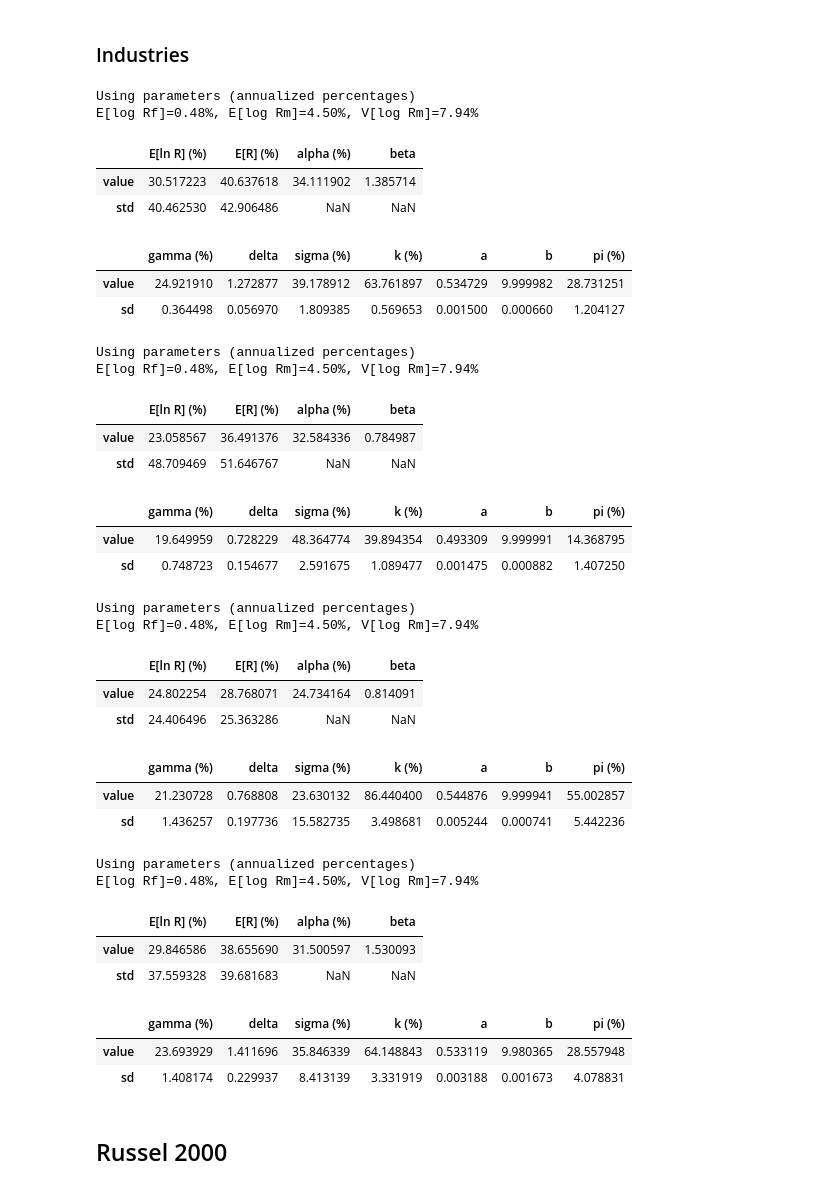
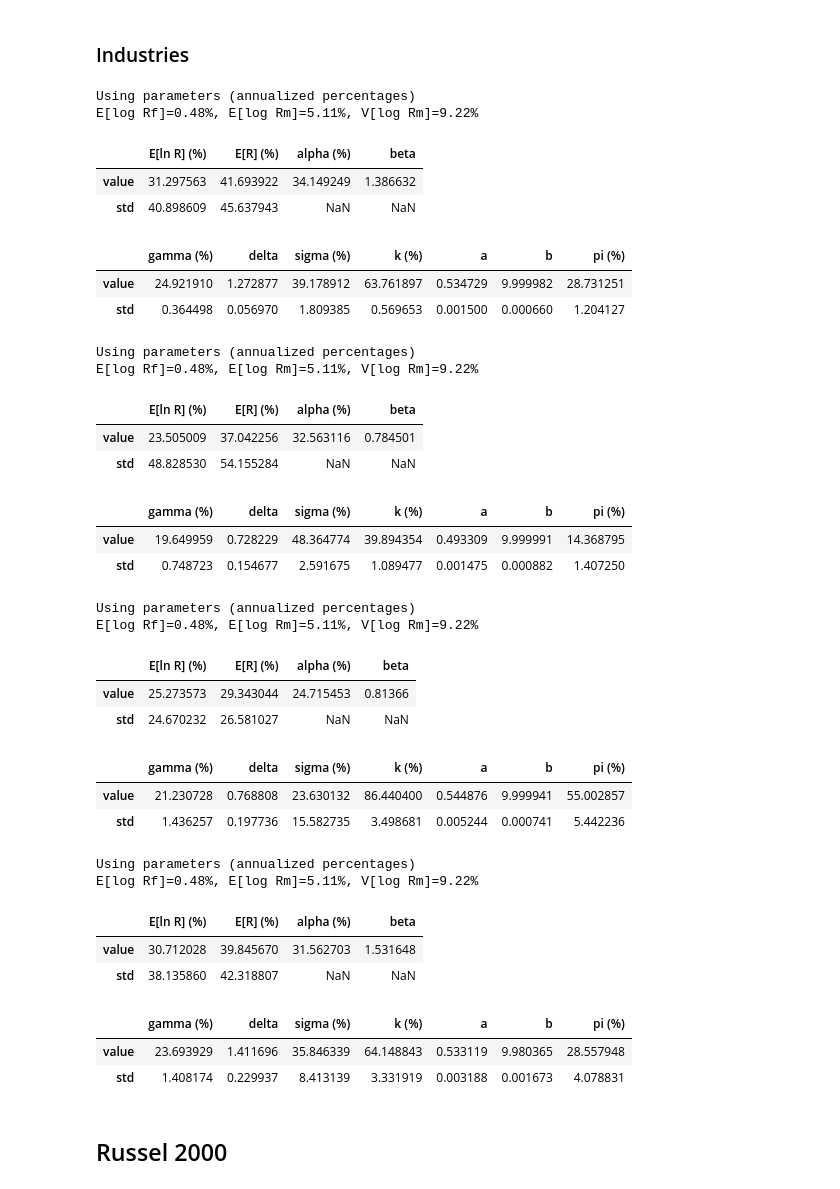
Before and after one commit to technometrics-lab/17-Venture-Capital-Risk-and-Return, a Jupyter notebook: src/notebooks/results.ipynb, the cells around one changed output. Saved outputs shown, nothing was run; the diff lists cells and outputs as text; code cells hidden in the pictures.

```diff
--- a/src/notebooks/results.ipynb
+++ b/src/notebooks/results.ipynb
@@ -357,75 +352,75 @@ E[log Rf]=0.48%, E[log Rm]=4.50%, V[log Rm]=7.94%
 # %%
 res = load(open('../results/res_from_2010_tech_^IXIC.pkl', 'rb'))
 start, end, pred = res.values()
 log_rf = load_tbills_data('TB3MS', start, end).iloc[:,0].values
-log_mk = load_index_data('^SP500TR', start, end, '1mo', prefix='../../').values
+log_mk = load_index_data('^IXIC', start, end, '1mo', prefix='../../').values
 
 implied, params = print_results(pred, log_mk, log_rf, True)
 ICD.display(implied)
 ICD.display(params)
 # %% [output]
 Using parameters (annualized percentages)
-E[log Rf]=0.48%, E[log Rm]=4.50%, V[log Rm]=7.94%
+E[log Rf]=0.48%, E[log Rm]=5.11%, V[log Rm]=9.22%
 |  | E[ln R] (%) | E[R] (%) | alpha (%) | beta |
-| value | 30.517223 | 40.637618 | 34.111902 | 1.385714 |
-| std | 40.462530 | 42.906486 | NaN | NaN |
+| value | 31.297563 | 41.693922 | 34.149249 | 1.386632 |
+| std | 40.898609 | 45.637943 | NaN | NaN |
 |  | gamma (%) | delta | sigma (%) | k (%) | a | b | pi (%) |
 | value | 24.921910 | 1.272877 | 39.178912 | 63.761897 | 0.534729 | 9.999982 | 28.731251 |
-| sd | 0.364498 | 0.056970 | 1.809385 | 0.569653 | 0.001500 | 0.000660 | 1.204127 |
+| std | 0.364498 | 0.056970 | 1.809385 | 0.569653 | 0.001500 | 0.000660 | 1.204127 |
 # %%
 res = load(open('../results/res_from_2010_other_^IXIC.pkl', 'rb'))
 start, end, pred = res.values()
 log_rf = load_tbills_data('TB3MS', start, end).iloc[:,0].values
-log_mk = load_index_data('^SP500TR', start, end, '1mo', prefix='../../').values
+log_mk = load_index_data('^IXIC', start, end, '1mo', prefix='../../').values
 
 implied, params = print_results(pred, log_mk, log_rf, True)
 ICD.display(implied)
 ICD.display(params)
 # %% [output]
 Using parameters (annualized percentages)
-E[log Rf]=0.48%, E[log Rm]=4.50%, V[log Rm]=7.94%
+E[log Rf]=0.48%, E[log Rm]=5.11%, V[log Rm]=9.22%
 |  | E[ln R] (%) | E[R] (%) | alpha (%) | beta |
-| value | 23.058567 | 36.491376 | 32.584336 | 0.784987 |
-| std | 48.709469 | 51.646767 | NaN | NaN |
+| value | 23.505009 | 37.042256 | 32.563116 | 0.784501 |
+| std | 48.828530 | 54.155284 | NaN | NaN |
 |  | gamma (%) | delta | sigma (%) | k (%) | a | b | pi (%) |
 | value | 19.649959 | 0.728229 | 48.364774 | 39.894354 | 0.493309 | 9.999991 | 14.368795 |
-| sd | 0.748723 | 0.154677 | 2.591675 | 1.089477 | 0.001475 | 0.000882 | 1.407250 |
+| std | 0.748723 | 0.154677 | 2.591675 | 1.089477 | 0.001475 | 0.000882 | 1.407250 |
 # %%
 res = load(open('../results/res_from_2010_health_^IXIC.pkl', 'rb'))
 start, end, pred = res.values()
 log_rf = load_tbills_data('TB3MS', start, end).iloc[:,0].values
-log_mk = load_index_data('^SP500TR', start, end, '1mo', prefix='../../').values
+log_mk = load_index_data('^IXIC', start, end, '1mo', prefix='../../').values
 
 implied, params = print_results(pred, log_mk, log_rf, True)
 ICD.display(implied)
 ICD.display(params)
 # %% [output]
 Using parameters (annualized percentages)
-E[log Rf]=0.48%, E[log Rm]=4.50%, V[log Rm]=7.94%
+E[log Rf]=0.48%, E[log Rm]=5.11%, V[log Rm]=9.22%
 |  | E[ln R] (%) | E[R] (%) | alpha (%) | beta |
-| value | 24.802254 | 28.768071 | 24.734164 | 0.814091 |
-| std | 24.406496 | 25.363286 | NaN | NaN |
+| value | 25.273573 | 29.343044 | 24.715453 | 0.81366 |
+| std | 24.670232 | 26.581027 | NaN | NaN |
 |  | gamma (%) | delta | sigma (%) | k (%) | a | b | pi (%) |
 | value | 21.230728 | 0.768808 | 23.630132 | 86.440400 | 0.544876 | 9.999941 | 55.002857 |
-| sd | 1.436257 | 0.197736 | 15.582735 | 3.498681 | 0.005244 | 0.000741 | 5.442236 |
+| std | 1.436257 | 0.197736 | 15.582735 | 3.498681 | 0.005244 | 0.000741 | 5.442236 |
 # %%
 res = load(open('../results/res_from_2010_retail_^IXIC.pkl', 'rb'))
 start, end, pred = res.values()
 log_rf = load_tbills_data('TB3MS', start, end).iloc[:,0].values
-log_mk = load_index_data('^SP500TR', start, end, '1mo', prefix='../../').values
+log_mk = load_index_data('^IXIC', start, end, '1mo', prefix='../../').values
 
 implied, params = print_results(pred, log_mk, log_rf, True)
 ICD.display(implied)
 ICD.display(params)
 # %% [output]
 Using parameters (annualized percentages)
-E[log Rf]=0.48%, E[log Rm]=4.50%, V[log Rm]=7.94%
+E[log Rf]=0.48%, E[log Rm]=5.11%, V[log Rm]=9.22%
 |  | E[ln R] (%) | E[R] (%) | alpha (%) | beta |
-| value | 29.846586 | 38.655690 | 31.500597 | 1.530093 |
-| std | 37.559328 | 39.681683 | NaN | NaN |
+| value | 30.712028 | 39.845670 | 31.562703 | 1.531648 |
+| std | 38.135860 | 42.318807 | NaN | NaN |
 |  | gamma (%) | delta | sigma (%) | k (%) | a | b | pi (%) |
 | value | 23.693929 | 1.411696 | 35.846339 | 64.148843 | 0.533119 | 9.980365 | 28.557948 |
-| sd | 1.408174 | 0.229937 | 8.413139 | 3.331919 | 0.003188 | 0.001673 | 4.078831 |
+| std | 1.408174 | 0.229937 | 8.413139 | 3.331919 | 0.003188 | 0.001673 | 4.078831 |
 # %% [markdown]
 ## Russel 2000
 # %% [markdown]
```
Also changed, not shown: parts of 31 cells of this notebook, 16 other files.
